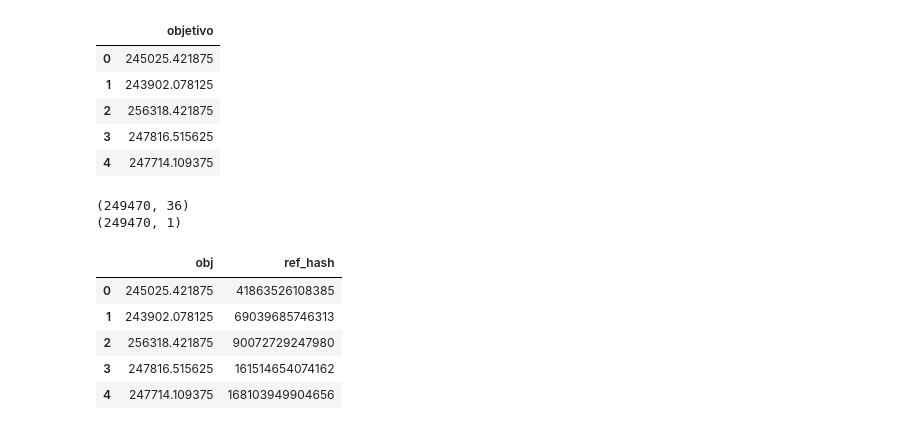
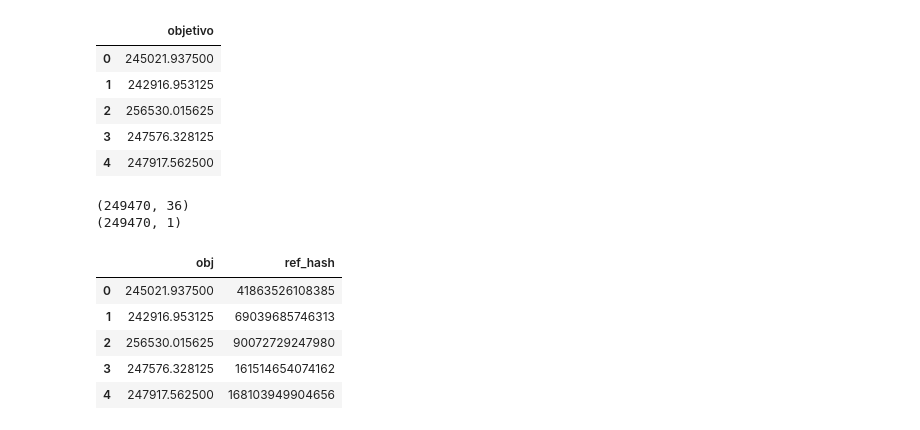
Before and after one commit to Cceecilia/Tp2-Organizaci-nDeDatos, a Jupyter notebook: entrenar_sc_xgboost.ipynb, the cells around one changed output. Drawn from its saved outputs; the diff is of its cells as text; code cells hidden in the pictures.

```diff
--- a/entrenar_sc_xgboost.ipynb
+++ b/entrenar_sc_xgboost.ipynb
@@ -142,7 +138,7 @@ for df in archivos:
     X,y = df.drop(['ref_hash','segundos'],axis=1),df['segundos']
     data_dmatrix = xgb.DMatrix(data=X,label=y)
     params = {"objective":"reg:linear",'colsample_bytree': 0.5,
-              'learning_rate': 0.5, 'max_depth': 4, 'alpha': 10}
+              'learning_rate': 0.5, 'max_depth': 3, 'alpha': 10}
     xg_reg = xgb.train(params=params, dtrain=data_dmatrix, num_boost_round=10)
     xgb.plot_importance(xg_reg)
 # %% [output]
@@ -153,23 +149,23 @@ for df in archivos:
 # %%
 predecir = pd.read_csv('predecir_sc_2426.csv')
 xg_reg = xgb.XGBRegressor(objective ='reg:linear',
             colsample_bytree = 0.5, learning_rate = 0.5,
-            max_depth = 3, alpha = 10, n_estimators = 10)
+            max_depth = 3,  n_estimators = 10)
 
 for df in archivos:
     X,y = df.drop(['ref_hash','segundos'],axis=1),df['segundos']
     xg_reg.fit(X,y)
 preds = xg_reg.predict(predecir.drop(['ref_hash','segundos'],axis=1))
 prediccion = pd.DataFrame(preds)
 prediccion.columns = ['objetivo']
 prediccion.head()
 # %% [output]
 |  | objetivo |
-| 0 | 245025.421875 |
-| 1 | 243902.078125 |
-| 2 | 256318.421875 |
-| 3 | 247816.515625 |
-| 4 | 247714.109375 |
+| 0 | 245021.937500 |
+| 1 | 242916.953125 |
+| 2 | 256530.015625 |
+| 3 | 247576.328125 |
+| 4 | 247917.562500 |
 # %%
 print(predecir.shape)
 print(prediccion.shape)
@@ -182,10 +178,10 @@ prediccion = pd.DataFrame({'ref_hash': predecir['ref_hash'],
 prediccion.head()
 # %% [output]
 |  | obj | ref_hash |
-| 0 | 245025.421875 | 41863526108385 |
-| 1 | 243902.078125 | 69039685746313 |
-| 2 | 256318.421875 | 90072729247980 |
-| 3 | 247816.515625 | 161514654074162 |
-| 4 | 247714.109375 | 168103949904656 |
+| 0 | 245021.937500 | 41863526108385 |
+| 1 | 242916.953125 | 69039685746313 |
+| 2 | 256530.015625 | 90072729247980 |
+| 3 | 247576.328125 | 161514654074162 |
+| 4 | 247917.562500 | 168103949904656 |
 # %%
 prediccion.to_csv('prediccion_sc_2426.csv', index=False)
```
Also changed, not shown: parts of 7 cells of this notebook, 3 other files.
